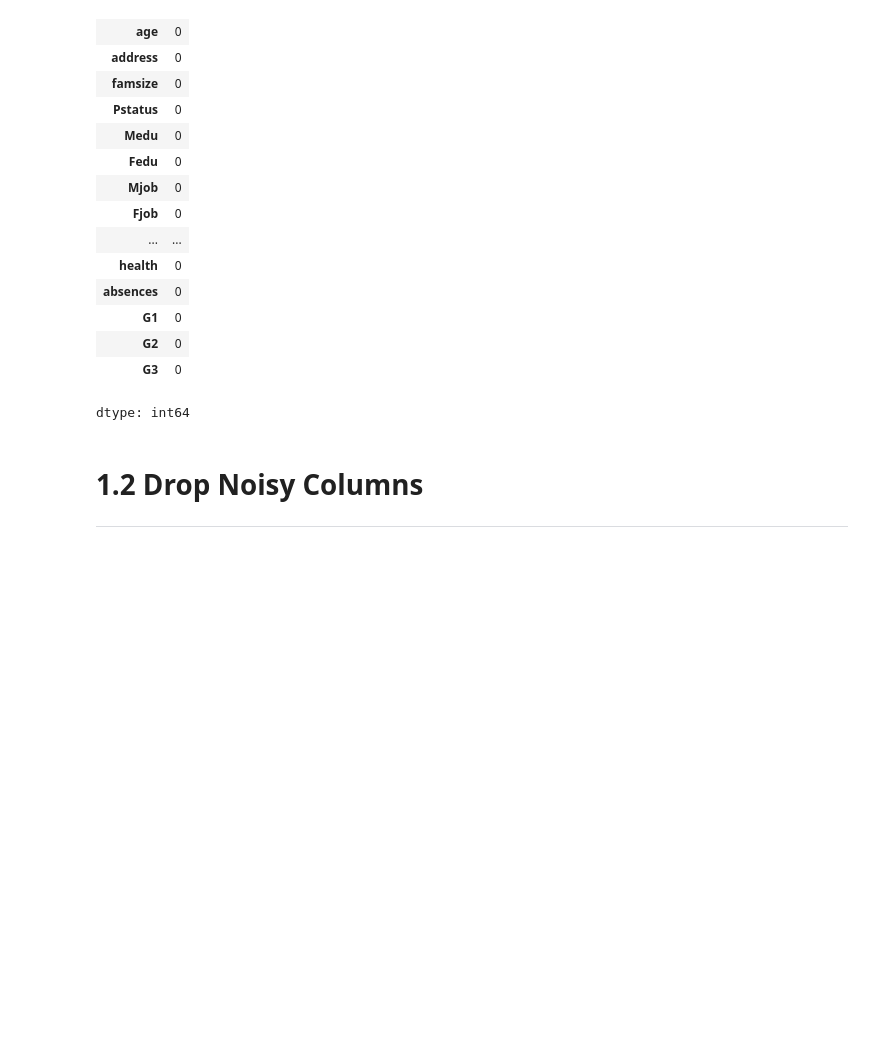
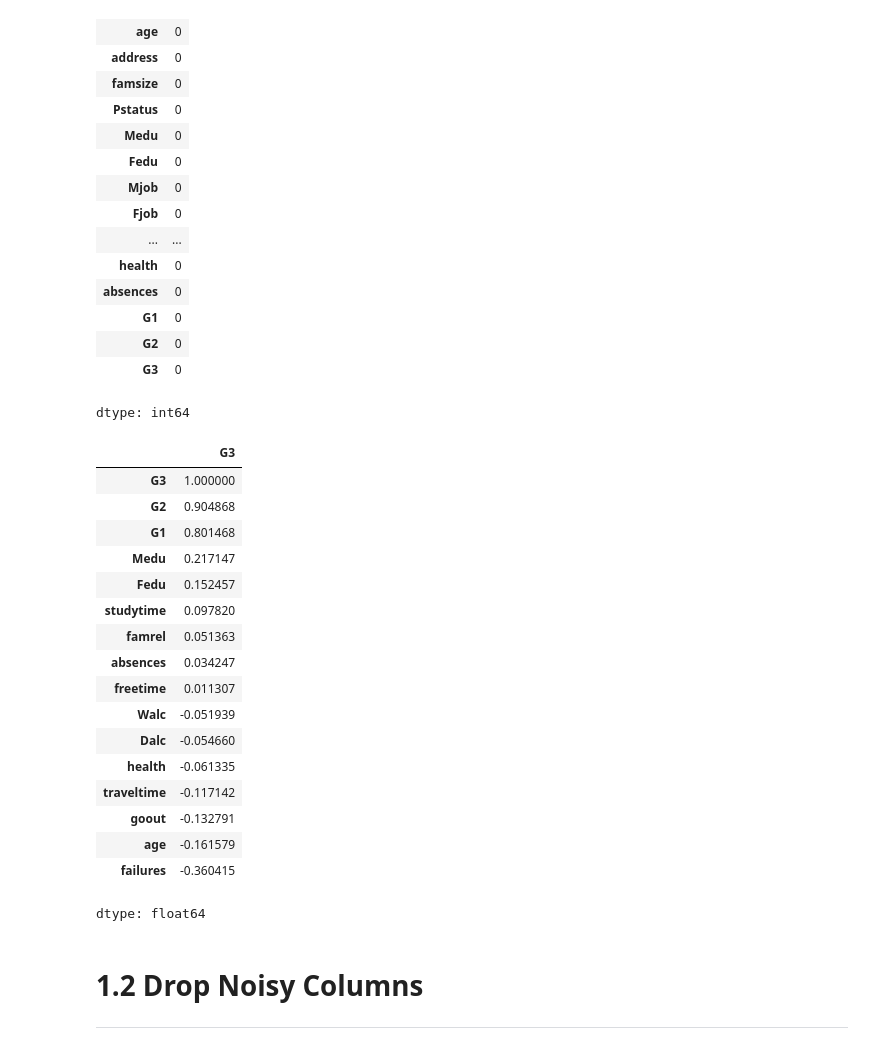
Before and after one commit to fredd-a/Intro-to-AI-Project, a Jupyter notebook: notebooks/01_eda_cleaning.ipynb, the cells around one changed output. Drawn from its saved outputs; the diff is of its cells as text; code cells hidden in the pictures; blank space fills up the shorter version.

```diff
--- a/notebooks/01_eda_cleaning.ipynb
+++ b/notebooks/01_eda_cleaning.ipynb
@@ -66,6 +66,27 @@ memory usage: 102.0+ KB
 | G2 | 0 |
 | G3 | 0 |
 dtype: int64
+# %%
+df.select_dtypes(include='number').corr()['G3'].sort_values(ascending=False)
+# %% [output]
+|  | G3 |
+| G3 | 1.000000 |
+| G2 | 0.904868 |
+| G1 | 0.801468 |
+| Medu | 0.217147 |
+| Fedu | 0.152457 |
+| studytime | 0.097820 |
+| famrel | 0.051363 |
+| absences | 0.034247 |
+| freetime | 0.011307 |
+| Walc | -0.051939 |
+| Dalc | -0.054660 |
+| health | -0.061335 |
+| traveltime | -0.117142 |
+| goout | -0.132791 |
+| age | -0.161579 |
+| failures | -0.360415 |
+dtype: float64
 # %% [markdown]
 # 1.2 Drop Noisy Columns
 
```
